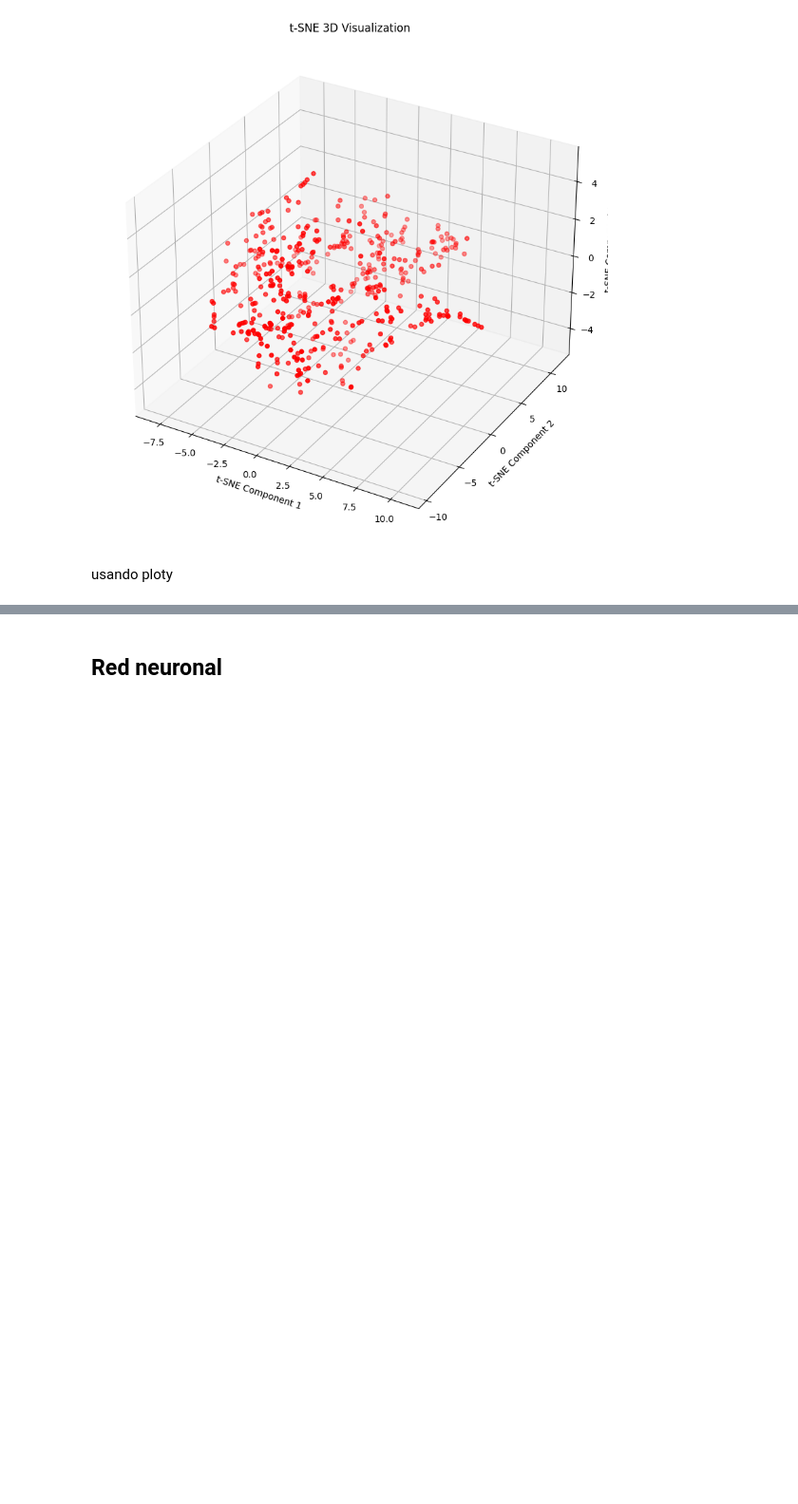
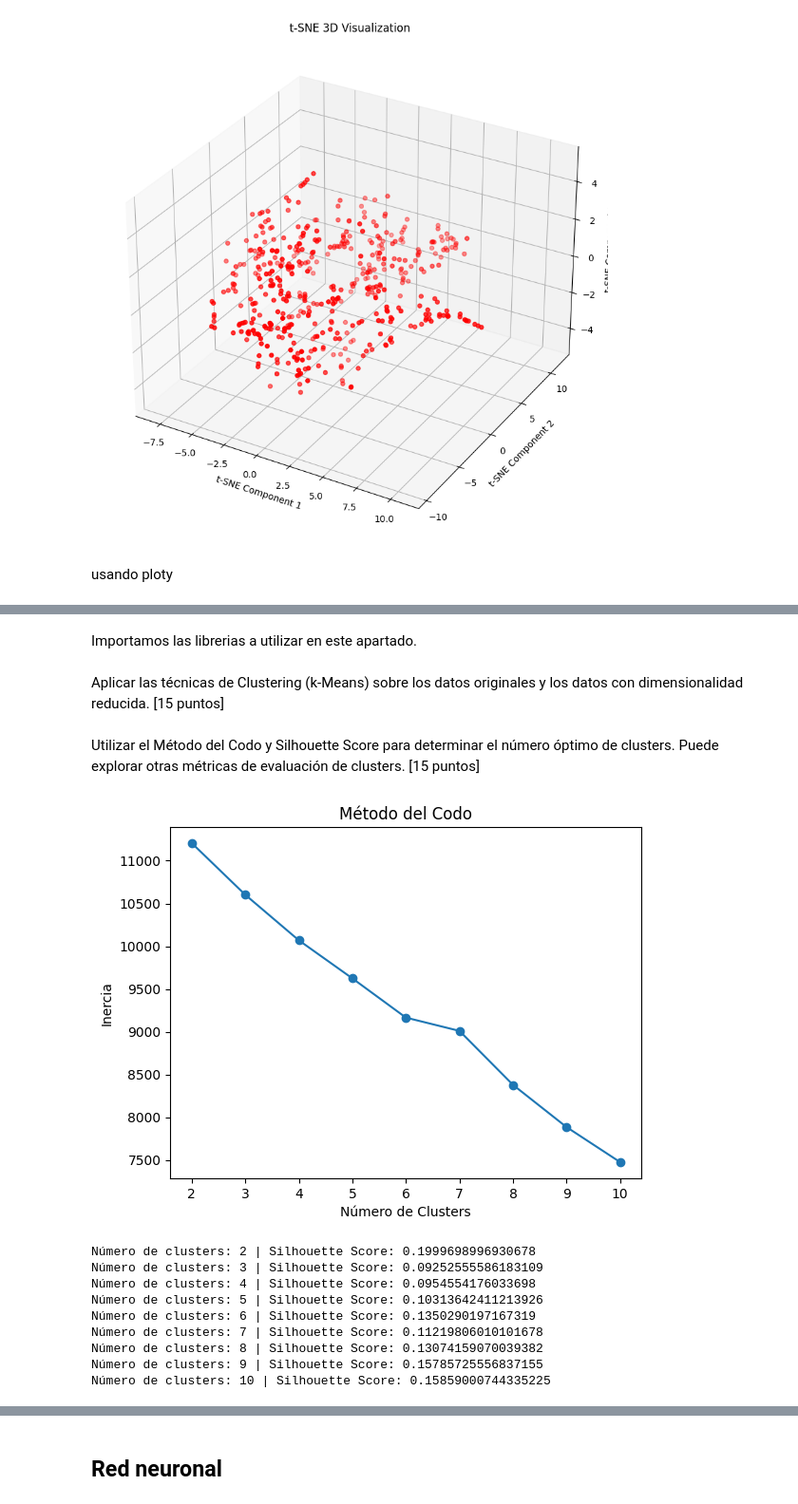
Before and after one commit to Eltosergi/Talller2_IDS, a Jupyter notebook: Taller2.ipynb, the cells around one changed output, grey strips where cells are left out. Shown at 95% size. Saved outputs shown, nothing was run; the diff lists cells and outputs as text; code cells hidden in the pictures; blank space fills up the shorter version.

Commit message:
feat: add clustering requirements.

```diff
--- a/Taller2.ipynb
+++ b/Taller2.ipynb
@@ -518,0 +542,2 @@ fig.show()
+# %% [markdown]
+Importamos las librerias a utilizar en este apartado.
@@ -518,0 +552,53 @@ fig.show()
+# %% [markdown]
+Aplicar las técnicas de Clustering (k-Means) sobre los datos originales y los datos con
+dimensionalidad reducida. [15 puntos]
+# %%
+#Primero vamos a reducir los datos
+scaler = StandardScaler()
+data_scaled = scaler.fit_transform(data)
+
+#Ahora vamos a definir el numero de clusters iniciales
+kmeans = KMeans(n_clusters=2, random_state=42)
+clusters = kmeans.fit_predict(data_scaled)
+
+#Y finalmente añadimos los clusters al dataframe original
+data['Cluster'] = clusters
+# %% [markdown]
+Utilizar el Método del Codo y Silhouette Score para determinar el número óptimo de clusters. Puede
+explorar otras métricas de evaluación de clusters. [15 puntos]
+# %%
+#Realizaremos el metodo del codo, para eso almacenaremos
+#las "inercias" dentro de una lista
+inertia = []
+#Vamos a comprobar el k desde 2 a 10
+for k in range(2, 11):
+    kmeans = KMeans(n_clusters=k, random_state=42)
+    kmeans.fit(data_scaled)
+    inertia.append(kmeans.inertia_)
+
+#Ahora mostramos el grafico obtenido con los clusters y sus inercias
+plt.plot(range(2, 11), inertia, marker='o')
+plt.xlabel('Número de Clusters')
+plt.ylabel('Inercia')
+plt.title('Método del Codo')
+plt.show()
+
+#Ahora haremos el Silhouette Score con los mismos kmeans
+for k in range(2, 11):
+    kmeans = KMeans(n_clusters=k, random_state=42)
+    clusters = kmeans.fit_predict(data_scaled)
+    score = silhouette_score(data_scaled, clusters)
+    #Vamos a imprimir cada silhouette score con su respectivo
+    #numero de clusters.
+    print(f'Número de clusters: {k} | Silhouette Score: {score}')
+# %% [output]
+[figure, added]
+Número de clusters: 2 | Silhouette Score: 0.1999698996930678
+Número de clusters: 3 | Silhouette Score: 0.09252555586183109
+Número de clusters: 4 | Silhouette Score: 0.0954554176033698
+Número de clusters: 5 | Silhouette Score: 0.10313642411213926
+Número de clusters: 6 | Silhouette Score: 0.1350290197167319
+Número de clusters: 7 | Silhouette Score: 0.11219806010101678
+Número de clusters: 8 | Silhouette Score: 0.13074159070039382
+Número de clusters: 9 | Silhouette Score: 0.15785725556837155
+Número de clusters: 10 | Silhouette Score: 0.15859000744335225
```
Also changed, not shown: parts of 9 cells of this notebook, 1 other file.
